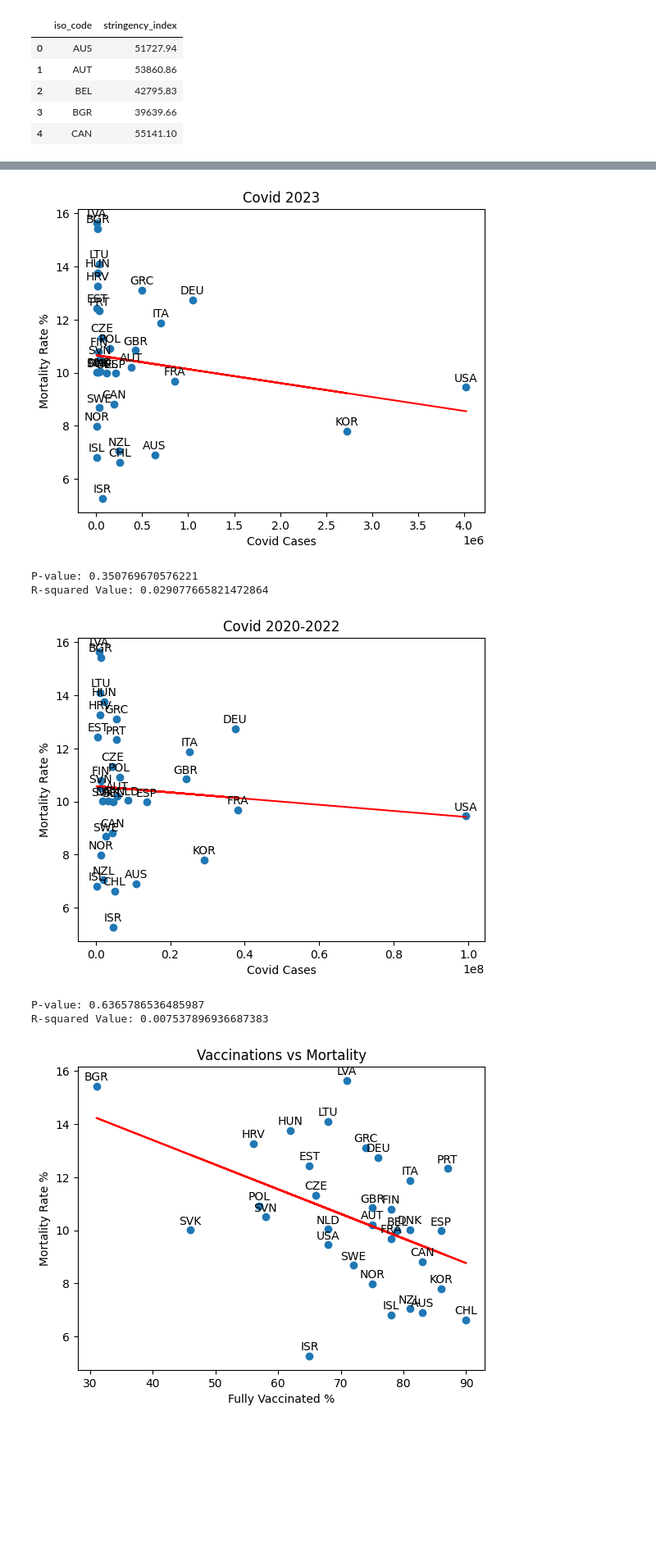
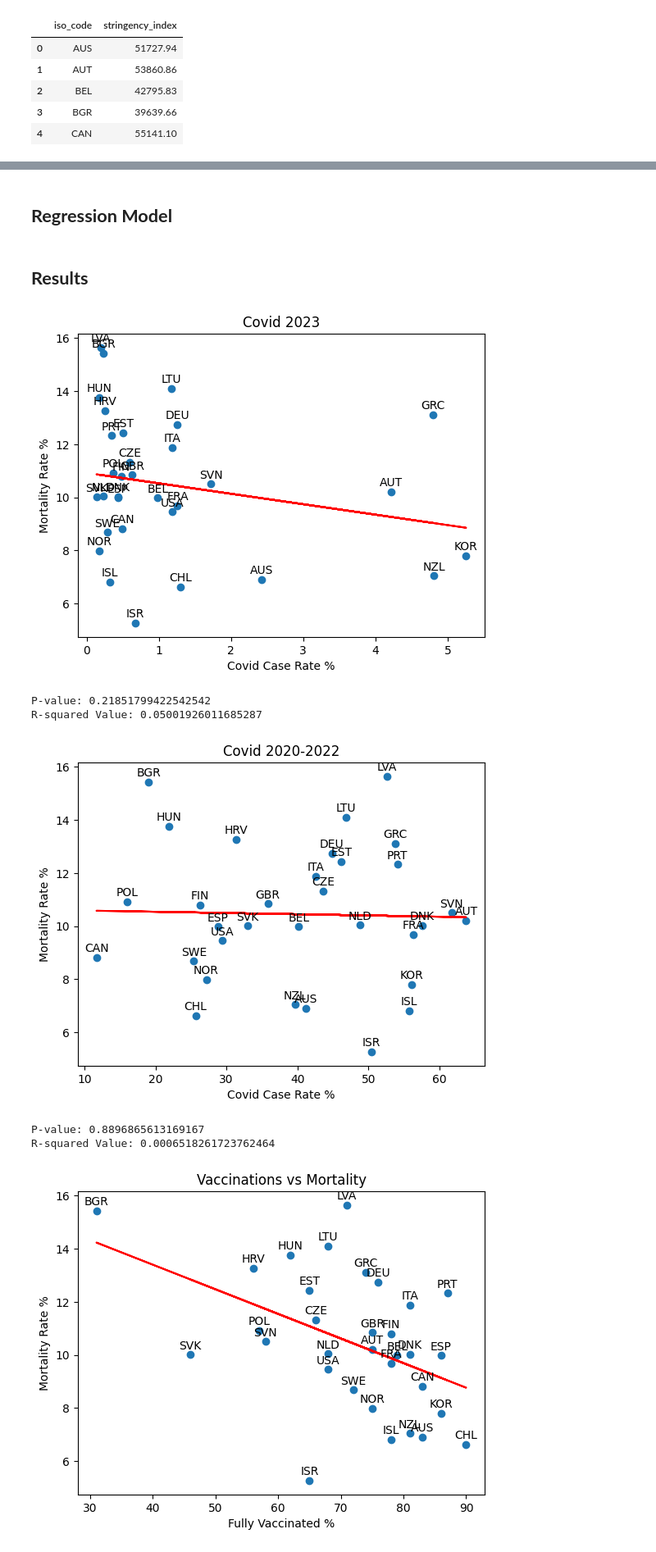
Before and after one commit to Anandraj-S/excess-death-analysis, a Jupyter notebook: excess_deaths.ipynb, the cells around one changed output, grey strips where cells are left out. Shown at 82% size. Saved outputs shown, nothing was run; the diff lists cells and outputs as text; code cells hidden in the pictures; blank space fills up the shorter version.

Commit message:
perform linear regression

```diff
--- a/excess_deaths.ipynb
+++ b/excess_deaths.ipynb
@@ -118,4 +130,6 @@ covid.head()
 # %%
-long_covid = raw_df[raw_df['Year'].isin([2020,2021,2022])].groupby('iso_code').agg({'total_cases' : 'max'}).reset_index()
+long_covid = raw_df[raw_df['Year'].isin([2020,2021,2022])].groupby('iso_code').agg({'total_cases' : 'max', 'population' : 'max'}).reset_index()
+long_covid['case_rate'] = long_covid['total_cases']/long_covid['population']
+long_covid['case_rate'] = long_covid['case_rate']*100
 long_covid.head()
 # %% [output]
@@ -128,3 +329,5 @@ long_covid.head()
+# %% [markdown]
+## **Regression Model**
 # %%
 def linear_regression(X, y, labels=None, plt_title=None, x_label=None):
     """
@@ -172,38 +375,40 @@ def linear_regression(X, y, labels=None, plt_title=None, x_label=None):
     plt.show()
 
     return model, y_pred, r2, p_value
+# %% [markdown]
+## **Results**
 # %%
-X = covid['new_cases']
+X = covid['case_rate']
 # y = mortality_rate['Average Mortality Rate']
 y = mortality_rate_23['Average Mortality Rate']
-labels = vaccinations['iso_code']
+labels = covid['iso_code']
 title = 'Covid 2023'
-x_label = 'Covid Cases'
+x_label = 'Covid Case Rate %'
 
 model, y_pred, r2, p = linear_regression(X, y, labels=labels, plt_title=title, x_label=x_label)
 
 print("P-value:", p)
 print("R-squared Value:", r2)
 # %% [output]
-[figure, old version]
+[figure, new version]
-P-value: 0.350769670576221
-R-squared Value: 0.029077665821472864
+P-value: 0.21851799422542542
+R-squared Value: 0.05001926011685287
 # %%
-X = long_covid['total_cases']
+X = long_covid['case_rate']
 # y = mortality_rate['Average Mortality Rate']
 y = mortality_rate_23['Average Mortality Rate']
-labels = vaccinations['iso_code']
+labels = long_covid['iso_code']
 title = 'Covid 2020-2022'
-x_label = 'Covid Cases'
+x_label = 'Covid Case Rate %'
 
 model, y_pred, r2, p = linear_regression(X, y, labels=labels, plt_title=title, x_label=x_label)
 
 print("P-value:", p)
 print("R-squared Value:", r2)
 # %% [output]
-[figure, old version]
+[figure, new version]
-P-value: 0.6365786536485987
-R-squared Value: 0.007537896936687383
+P-value: 0.8896865613169167
+R-squared Value: 0.0006518261723762464
 # %%
 X = vaccinations['vaccinated_percentage']
 # y = mortality_rate['Average Mortality Rate']
```
Also changed, not shown: parts of 28 cells of this notebook.
